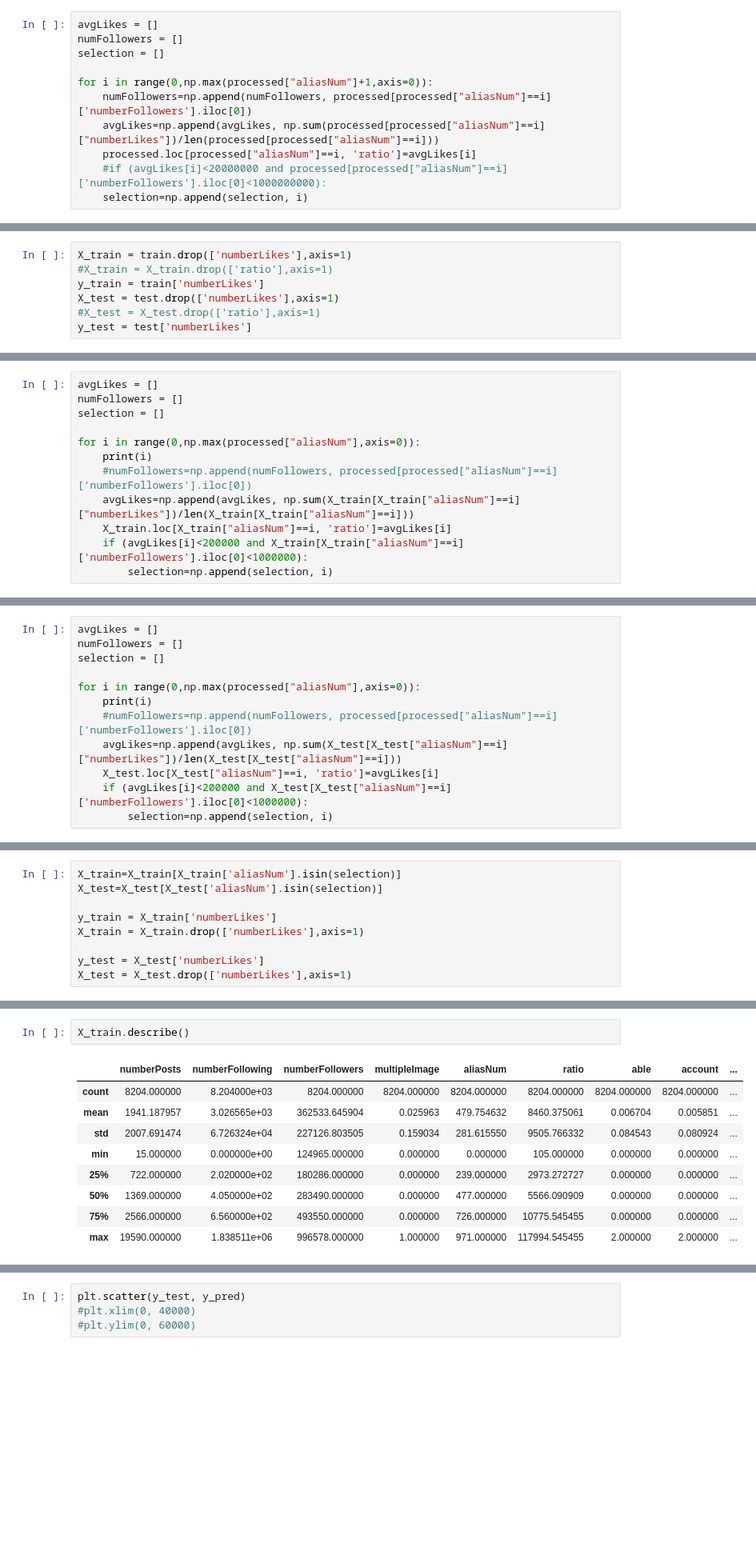
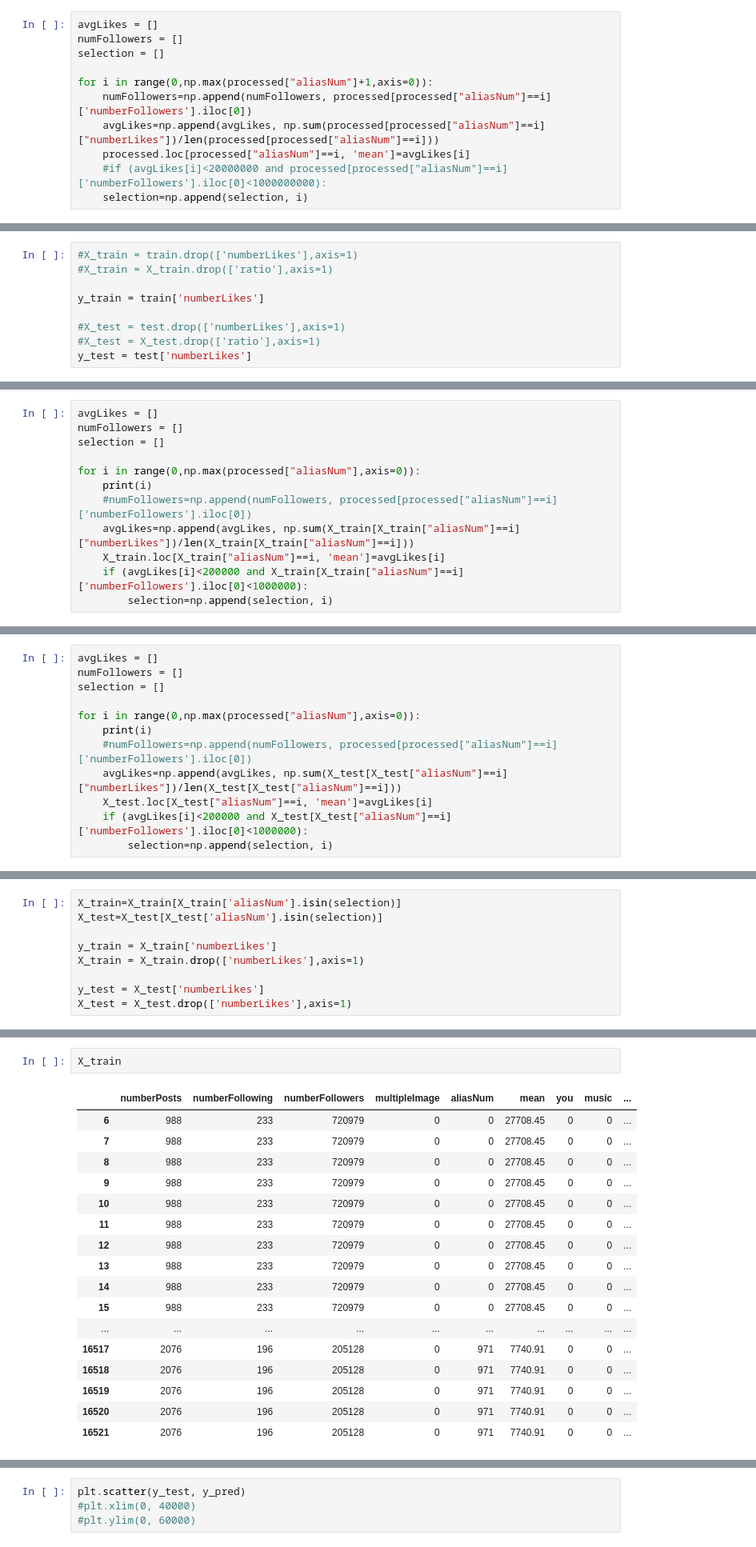
Before and after one commit to gvsi/instagram-like-predictor, a Jupyter notebook: PresentationCode.ipynb, the cells around one changed output, grey strips where cells are left out. Shown: that part at 80% size. Cells and saved outputs as stored; diff of their text form; blank space fills up the shorter version.

```diff
--- a/PresentationCode.ipynb
+++ b/PresentationCode.ipynb
@@ -88,7 +114,7 @@ selection = []
 for i in range(0,np.max(processed["aliasNum"]+1,axis=0)):
     numFollowers=np.append(numFollowers, processed[processed["aliasNum"]==i]['numberFollowers'].iloc[0])
     avgLikes=np.append(avgLikes, np.sum(processed[processed["aliasNum"]==i]["numberLikes"])/len(processed[processed["aliasNum"]==i]))
-    processed.loc[processed["aliasNum"]==i, 'ratio']=avgLikes[i]
+    processed.loc[processed["aliasNum"]==i, 'mean']=avgLikes[i]
     #if (avgLikes[i]<20000000 and processed[processed["aliasNum"]==i]['numberFollowers'].iloc[0]<1000000000):
     selection=np.append(selection, i)
 # %%
@@ -196,10 +221,12 @@ for i in range(1,np.max(modified["aliasNum"].astype(int),axis=0)):
 X_train = train
 X_test = test
 # %%
-X_train = train.drop(['numberLikes'],axis=1)
+#X_train = train.drop(['numberLikes'],axis=1)
 #X_train = X_train.drop(['ratio'],axis=1)
+
 y_train = train['numberLikes']
-X_test = test.drop(['numberLikes'],axis=1)
+
+#X_test = test.drop(['numberLikes'],axis=1)
 #X_test = X_test.drop(['ratio'],axis=1)
 y_test = test['numberLikes']
 # %% [markdown]
@@ -244,7 +271,7 @@ for i in range(0,np.max(processed["aliasNum"],axis=0)):
     print(i)
     #numFollowers=np.append(numFollowers, processed[processed["aliasNum"]==i]['numberFollowers'].iloc[0])
     avgLikes=np.append(avgLikes, np.sum(X_train[X_train["aliasNum"]==i]["numberLikes"])/len(X_train[X_train["aliasNum"]==i]))
-    X_train.loc[X_train["aliasNum"]==i, 'ratio']=avgLikes[i]
+    X_train.loc[X_train["aliasNum"]==i, 'mean']=avgLikes[i]
     if (avgLikes[i]<200000 and X_train[X_train["aliasNum"]==i]['numberFollowers'].iloc[0]<1000000):
         selection=np.append(selection, i)
 # %% [output]
@@ -274,7 +301,7 @@ for i in range(0,np.max(processed["aliasNum"],axis=0)):
     print(i)
     #numFollowers=np.append(numFollowers, processed[processed["aliasNum"]==i]['numberFollowers'].iloc[0])
     avgLikes=np.append(avgLikes, np.sum(X_test[X_test["aliasNum"]==i]["numberLikes"])/len(X_test[X_test["aliasNum"]==i]))
-    X_test.loc[X_test["aliasNum"]==i, 'ratio']=avgLikes[i]
+    X_test.loc[X_test["aliasNum"]==i, 'mean']=avgLikes[i]
     if (avgLikes[i]<200000 and X_test[X_test["aliasNum"]==i]['numberFollowers'].iloc[0]<1000000):
         selection=np.append(selection, i)
 # %% [output]
@@ -315,12 +342,20 @@ print(RMSE)
 # %%
-X_train.describe()
+X_train
 # %% [output]
-|  | numberPosts | numberFollowing | numberFollowers | multipleImage | aliasNum | ratio | able | account | ... |
-| count | 8204.000000 | 8.204000e+03 | 8204.000000 | 8204.000000 | 8204.000000 | 8204.000000 | 8204.000000 | 8204.000000 | ... |
-| mean | 1941.187957 | 3.026565e+03 | 362533.645904 | 0.025963 | 479.754632 | 8460.375061 | 0.006704 | 0.005851 | ... |
-| std | 2007.691474 | 6.726324e+04 | 227126.803505 | 0.159034 | 281.615550 | 9505.766332 | 0.084543 | 0.080924 | ... |
-| min | 15.000000 | 0.000000e+00 | 124965.000000 | 0.000000 | 0.000000 | 105.000000 | 0.000000 | 0.000000 | ... |
-| 25% | 722.000000 | 2.020000e+02 | 180286.000000 | 0.000000 | 239.000000 | 2973.272727 | 0.000000 | 0.000000 | ... |
-| 50% | 1369.000000 | 4.050000e+02 | 283490.000000 | 0.000000 | 477.000000 | 5566.090909 | 0.000000 | 0.000000 | ... |
-| 75% | 2566.000000 | 6.560000e+02 | 493550.000000 | 0.000000 | 726.000000 | 10775.545455 | 0.000000 | 0.000000 | ... |
-| max | 19590.000000 | 1.838511e+06 | 996578.000000 | 1.000000 | 971.000000 | 117994.545455 | 2.000000 | 2.000000 | ... |
+|  | numberPosts | numberFollowing | numberFollowers | multipleImage | aliasNum | mean | you | music | ... |
+| 6 | 988 | 233 | 720979 | 0 | 0 | 27708.45 | 0 | 0 | ... |
+| 7 | 988 | 233 | 720979 | 0 | 0 | 27708.45 | 0 | 0 | ... |
+| 8 | 988 | 233 | 720979 | 0 | 0 | 27708.45 | 0 | 0 | ... |
+| 9 | 988 | 233 | 720979 | 0 | 0 | 27708.45 | 0 | 0 | ... |
+| 10 | 988 | 233 | 720979 | 0 | 0 | 27708.45 | 0 | 0 | ... |
+| 11 | 988 | 233 | 720979 | 0 | 0 | 27708.45 | 0 | 0 | ... |
+| 12 | 988 | 233 | 720979 | 0 | 0 | 27708.45 | 0 | 0 | ... |
+| 13 | 988 | 233 | 720979 | 0 | 0 | 27708.45 | 0 | 0 | ... |
+| 14 | 988 | 233 | 720979 | 0 | 0 | 27708.45 | 0 | 0 | ... |
+| 15 | 988 | 233 | 720979 | 0 | 0 | 27708.45 | 0 | 0 | ... |
+| ... | ... | ... | ... | ... | ... | ... | ... | ... | ... |
+| 16517 | 2076 | 196 | 205128 | 0 | 971 | 7740.91 | 0 | 0 | ... |
+| 16518 | 2076 | 196 | 205128 | 0 | 971 | 7740.91 | 0 | 0 | ... |
+| 16519 | 2076 | 196 | 205128 | 0 | 971 | 7740.91 | 0 | 0 | ... |
+| 16520 | 2076 | 196 | 205128 | 0 | 971 | 7740.91 | 0 | 0 | ... |
+| 16521 | 2076 | 196 | 205128 | 0 | 971 | 7740.91 | 0 | 0 | ... |
```
Also changed, not shown: parts of 19 cells of this notebook.
